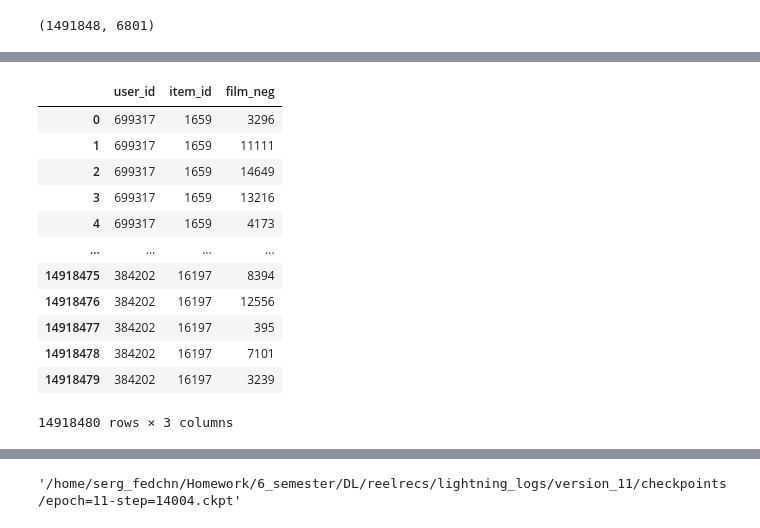
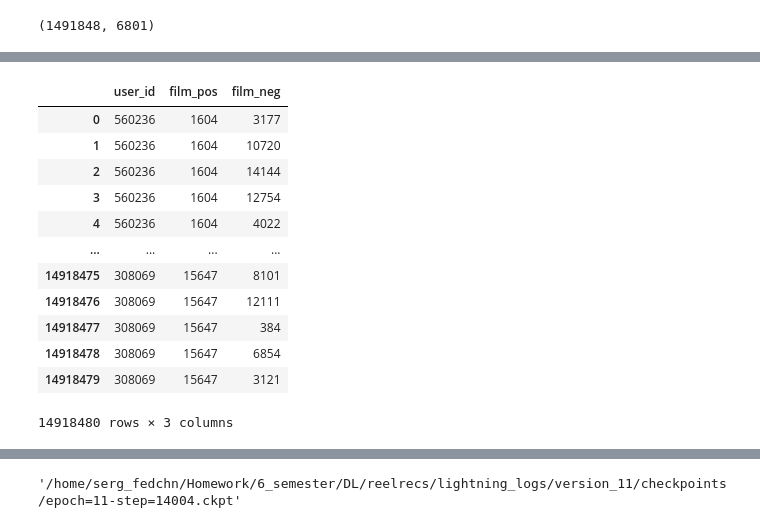
Before and after one commit to nixiieee/reelrecs, a Jupyter notebook: train_dssm.ipynb, the cells around one changed output, grey strips where cells are left out. Drawn from its saved outputs; the diff is of its cells as text; code cells hidden in the pictures.

```diff
--- a/train_dssm.ipynb
+++ b/train_dssm.ipynb
@@ -386,20 +372,20 @@ del interactions_filt
 # %%
 NUM_NEGATIVE_SAMPLES = 10
 triplets = pd.concat([triplets] * NUM_NEGATIVE_SAMPLES).sort_index().reset_index(drop=True)
-triplets["film_neg"] = np.random.choice(items_ohe_df.index.unique(), len(triplets))
+triplets["film_neg"] = np.random.choice(items_df.index.unique(), len(triplets))
+triplets = triplets.rename(columns={ "item_id": "film_pos"}).astype(np.int32)
+triplets
+# %% [output]
+|  | user_id | film_pos | film_neg |
+| 0 | 560236 | 1604 | 3177 |
+| 1 | 560236 | 1604 | 10720 |
+| 2 | 560236 | 1604 | 14144 |
+| 3 | 560236 | 1604 | 12754 |
+| 4 | 560236 | 1604 | 4022 |
+| ... | ... | ... | ... |
+| 14918475 | 308069 | 15647 | 8101 |
+| 14918476 | 308069 | 15647 | 12111 |
+| 14918477 | 308069 | 15647 | 384 |
+| 14918478 | 308069 | 15647 | 6854 |
+| 14918479 | 308069 | 15647 | 3121 |
+14918480 rows × 3 columns
-# %%
-triplets
-# %% [output]
-|  | user_id | item_id | film_neg |
-| 0 | 699317 | 1659 | 3296 |
-| 1 | 699317 | 1659 | 11111 |
-| 2 | 699317 | 1659 | 14649 |
-| 3 | 699317 | 1659 | 13216 |
-| 4 | 699317 | 1659 | 4173 |
-| ... | ... | ... | ... |
-| 14918475 | 384202 | 16197 | 8394 |
-| 14918476 | 384202 | 16197 | 12556 |
-| 14918477 | 384202 | 16197 | 395 |
-| 14918478 | 384202 | 16197 | 7101 |
-| 14918479 | 384202 | 16197 | 3239 |
-14918480 rows × 3 columns
```
Also changed, not shown: parts of 53 cells of this notebook.
